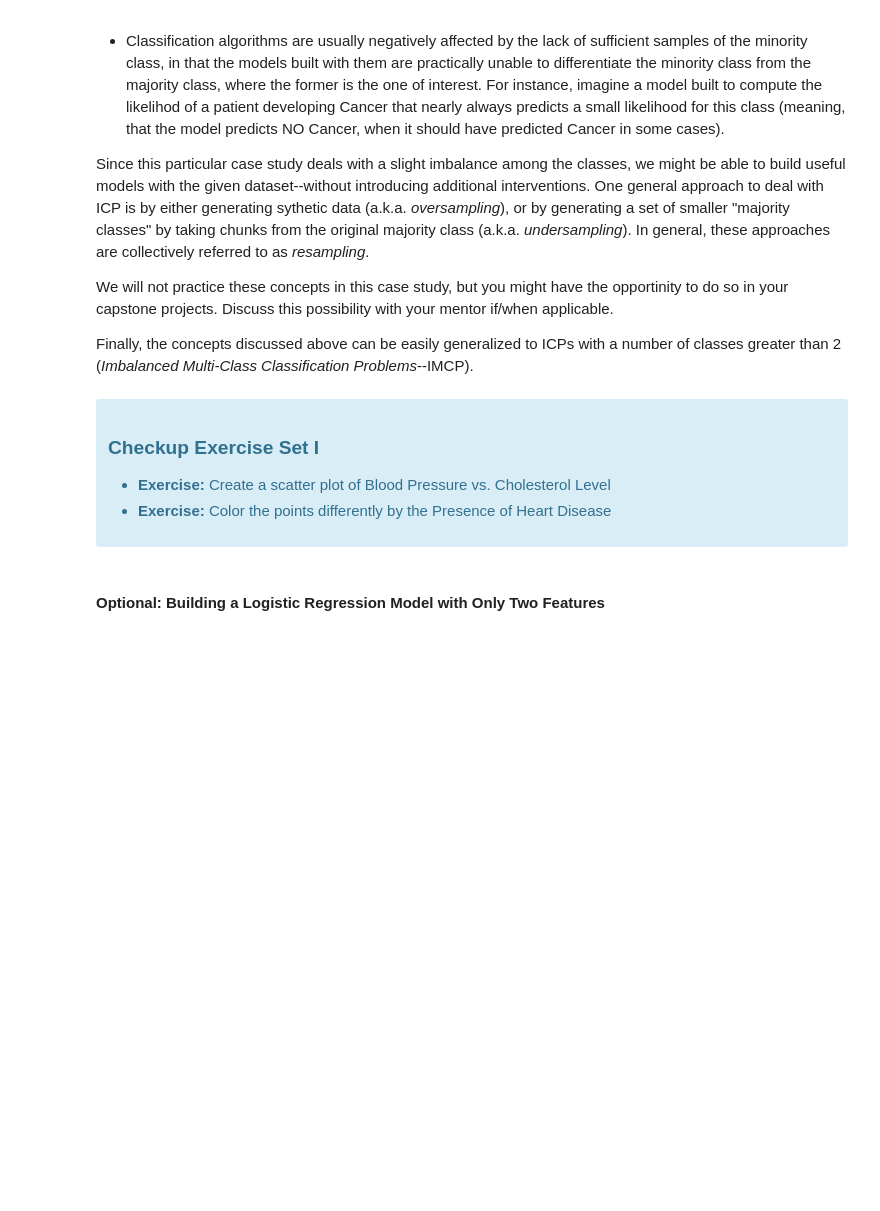
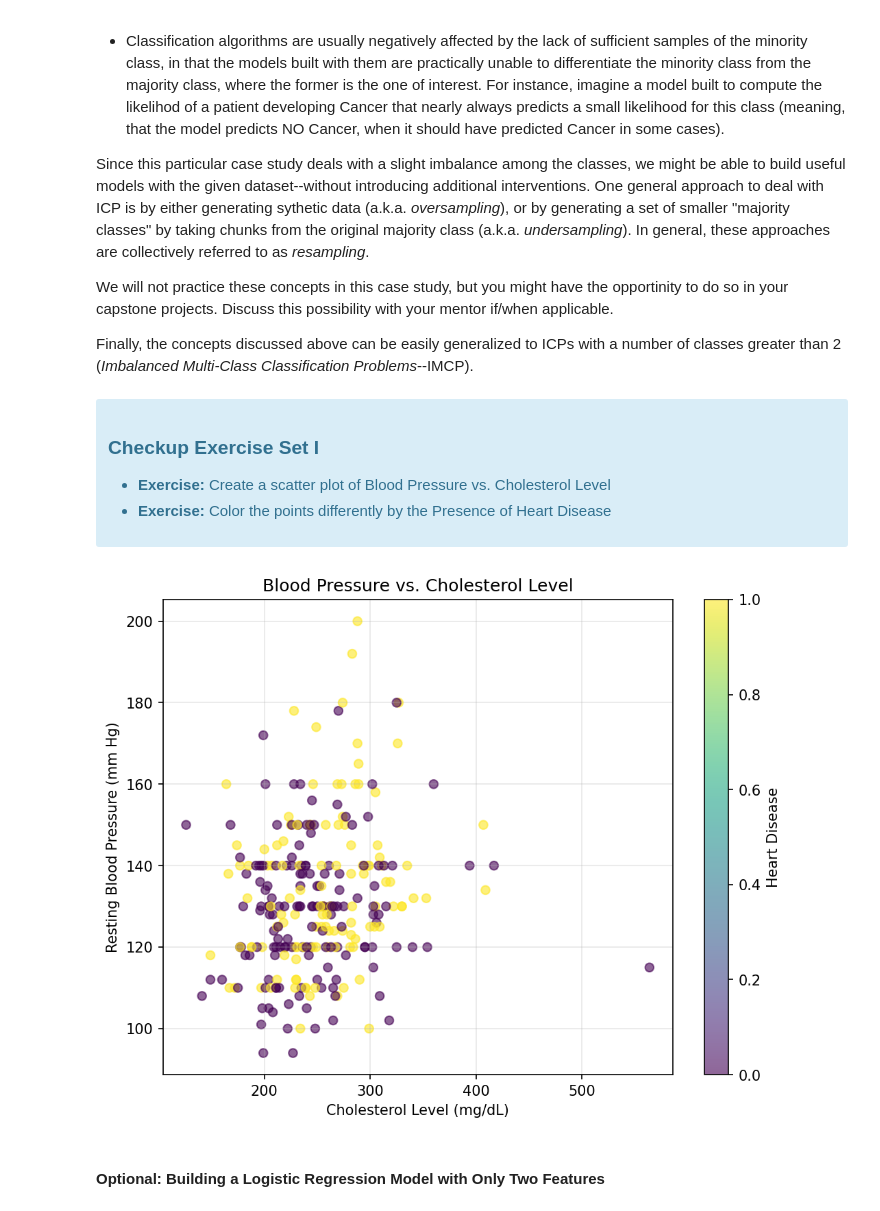
Before and after one commit to BruSalSprouts/Logistic-Regression-Advanced-Case-Study--LU--8_23, a Jupyter notebook: Logistic Regression Advanced Case Study.ipynb, the cells around one changed output. Drawn from its saved outputs; the diff is of its cells as text; code cells hidden in the pictures; blank space fills up the shorter version.

```diff
--- a/Logistic Regression Advanced Case Study.ipynb
+++ b/Logistic Regression Advanced Case Study.ipynb
@@ -542,6 +531,19 @@ Finally, the concepts discussed above can be easily generalized to ICPs with a n
   <li> <b>Exercise:</b> Color the points differently by the Presence of Heart Disease
 </ul>
 </div>
+# %%
+# Created a scatter plot of Blood Pressure vs. Cholesterol Level
+plt.figure(figsize=(8, 6))
+plt.scatter(dflog['cholesterol_mg_dl'], dflog['resting_BP_mm_Hg'], c=dflog['heart_disease'], cmap='viridis', alpha=0.6)
+plt.xlabel('Cholesterol Level (mg/dL)')
+plt.ylabel('Resting Blood Pressure (mm Hg)')
+plt.title('Blood Pressure vs. Cholesterol Level')
+plt.grid(alpha=0.3)
+cbar = plt.colorbar()
+cbar.set_label('Heart Disease')
+plt.show()
+# %% [output]
+[figure, added]
 # %% [markdown]
 #### Optional: Building a Logistic Regression Model with Only Two Features
 # %% [markdown]
```
Also changed, not shown: parts of 24 cells of this notebook.
